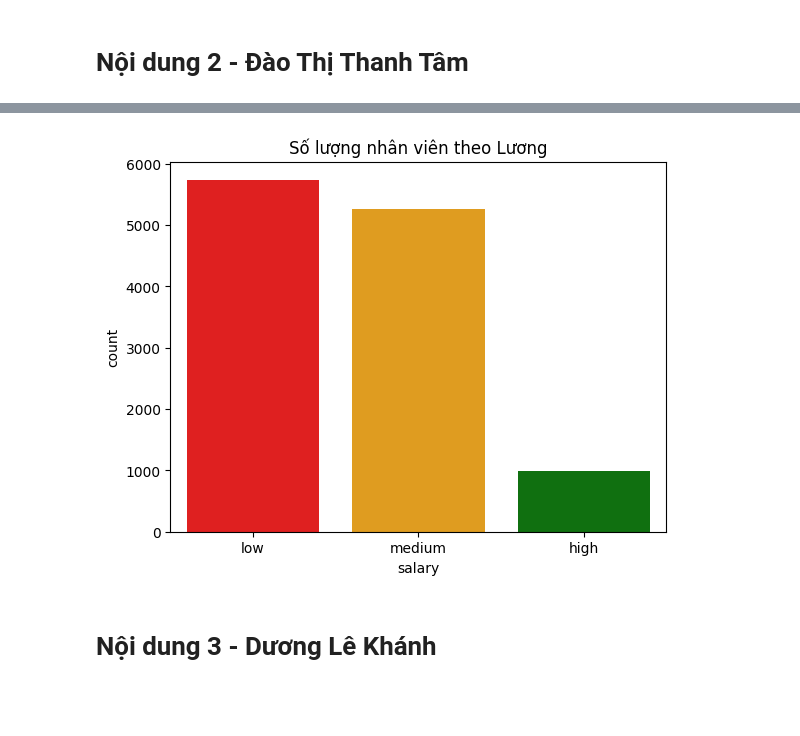
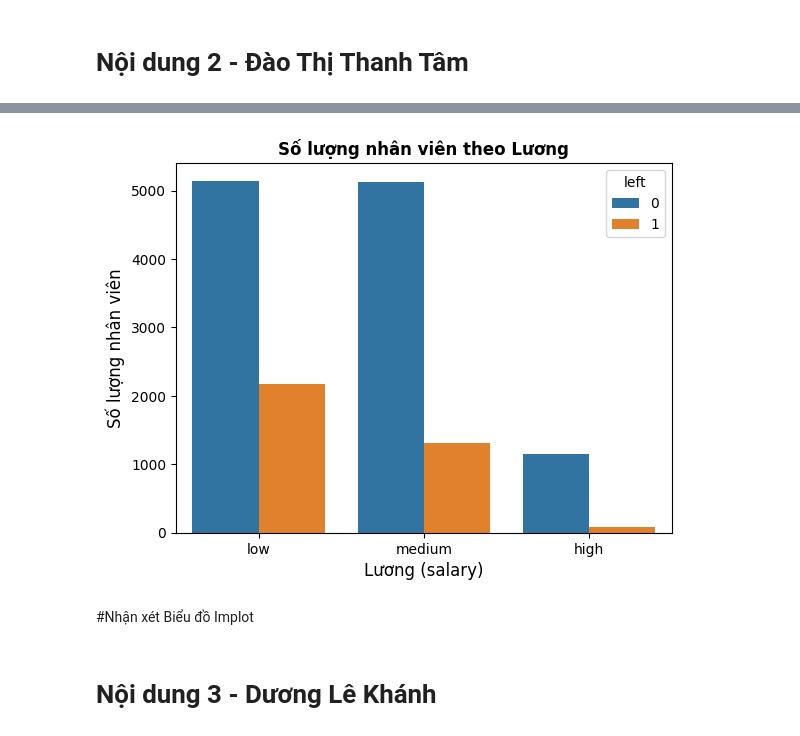
Before and after one commit to Cgaz275/PTDL, a Jupyter notebook: PTDL.ipynb, the cells around one changed output, grey strips where cells are left out. Cells and saved outputs as stored; diff of their text form; code cells hidden in the pictures; blank space fills up the shorter version.

```diff
--- a/PTDL.ipynb
+++ b/PTDL.ipynb
@@ -185,10 +196,15 @@ plt.show()
 # %%
 # count plot
-sns.countplot(x='salary', data=df, hue='salary',  palette={"low": "red", "medium": "orange", "high": "green"})
-plt.title("Số lượng nhân viên theo Lương")
+sns.countplot(x='salary', data=df, hue='left')
+plt.title("Số lượng nhân viên theo Lương", fontweight='bold')
+plt.xlabel("Lương (salary)", fontsize=12)
+plt.ylabel("Số lượng nhân viên", fontsize=12)
 plt.show()
 # %% [output]
-[figure, old version]
+[figure, new version]
+# %% [markdown]
+#Nhận xét
+Biểu đồ Implot
 # %% [markdown]
 # Nội dung 3 - Dương Lê Khánh
 # %%
```
Also changed, not shown: parts of 4 cells of this notebook.
